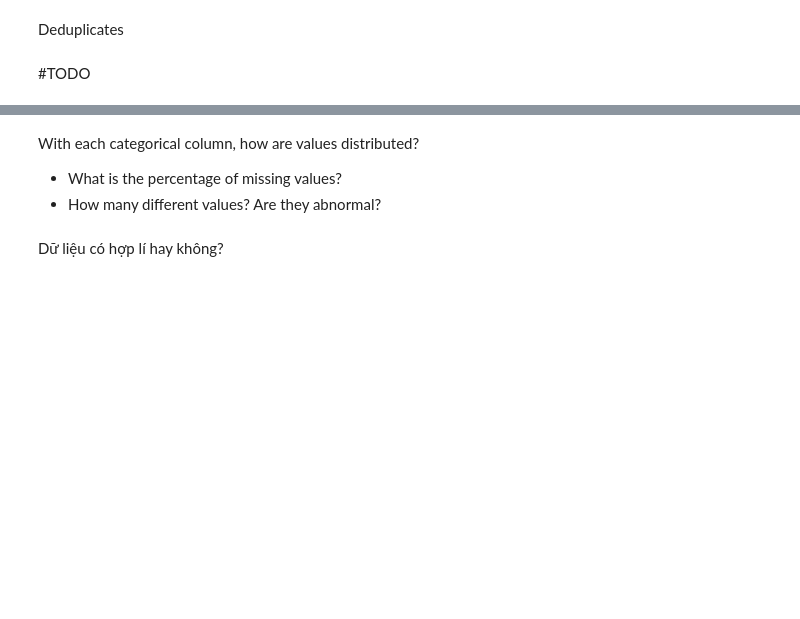
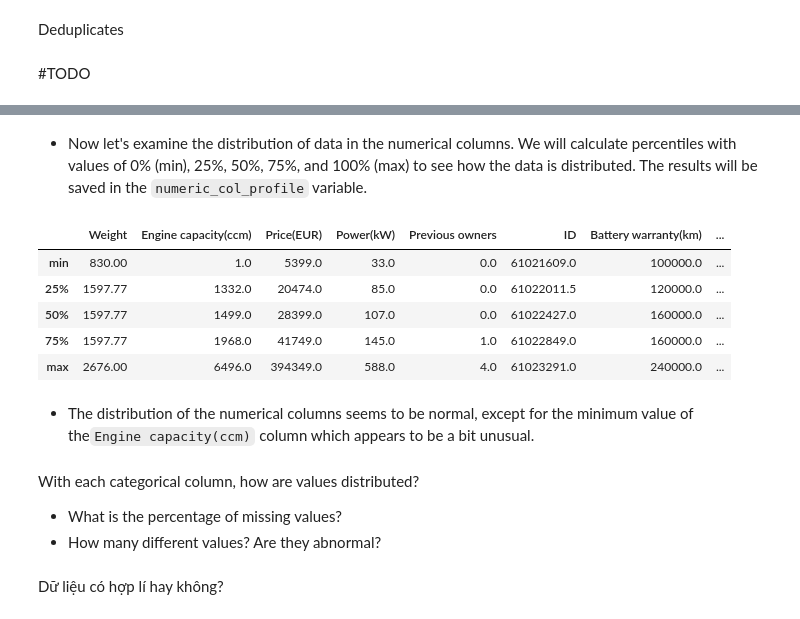
Before and after one commit to MTriNguci/DS_FINAL_PROJ, a Jupyter notebook: 2. Preprocessing.ipynb, the cells around one changed output, grey strips where cells are left out. Drawn from its saved outputs; the diff is of its cells as text; code cells hidden in the pictures; blank space fills up the shorter version.

```diff
--- a/2. Preprocessing.ipynb
+++ b/2. Preprocessing.ipynb
@@ -16,0 +104,2 @@ Deduplicates
+# %%
+df = df.drop(['Currency','Unnamed: 0'], axis = 1)
@@ -20,0 +151,12 @@ What is the current data type of each column? Are there columns having inappropr
+# %%
+# Rename the columns
+new_column_names = {'Engine capacity': 'Engine capacity(ccm)',
+                    'Price': 'Price(EUR)',
+                    'Power': 'Power(kW)',
+                    'Battery warranty (km)': 'Battery warranty(km)',
+                    'Mileage': 'Mileage(km)',
+                    'Battery capacity': 'Battery capacity(kWh)',
+                    'CO2 emissions': 'CO2 emissions(g/km)',
+                    'AC charging time': 'AC charging time(h)',
+                    'DC charging time': 'DC charging time(min)'}
+df = df.rename(columns=new_column_names)
@@ -20,0 +167,10 @@ What is the current data type of each column? Are there columns having inappropr
+# %%
+def convert_to_datetime(date_str):
+    if pd.notnull(date_str):
+        date_format = "%m/%Y"
+        date_obj = datetime.strptime(date_str, date_format)
+        return date_obj
+    else:
+        return pd.NaT
+convert_column = ['First registration', 'Warranty until']
+df[convert_column] = df[convert_column].applymap(convert_to_datetime)
@@ -28,0 +238,14 @@ With each numerical column, how are values distributed?
+# %%
+df['Previous owners'] = df['Previous owners'].fillna(0)
+
+# Xử lí missing values cột Seats
+median_seats = df['Seats'].median()
+df['Seats'] = df['Seats'].fillna(median_seats)
+
+# Xử lí missing values cột Engine capacity
+median_engine_capacity = df['Engine capacity(ccm)'].median()
+df['Engine capacity(ccm)'] = df['Engine capacity(ccm)'].fillna(median_engine_capacity)
+
+# Xử lí missing values cột Weight
+mean_weight = df['Weight'].mean().round(2)
+df['Weight'] = df['Weight'].fillna(mean_weight)
@@ -29,3 +276,18 @@ With each numerical column, how are values distributed?
+# %% [markdown]
+- Now let's examine the distribution of data in the numerical columns. We will calculate percentiles with values of 0% (min), 25%, 50%, 75%, and 100% (max) to see how the data is distributed. The results will be saved in the `numeric_col_profile` variable.
+# %%
+numeric_columns = df.select_dtypes(include=np.number).columns
+numeric_col_profile = df[numeric_columns].describe().loc[["min", "25%", "50%", "75%", "max"]]
+numeric_col_profile
+# %% [output]
+|  | Weight | Engine capacity(ccm) | Price(EUR) | Power(kW) | Previous owners | ID | Battery warranty(km) | ... |
+| min | 830.00 | 1.0 | 5399.0 | 33.0 | 0.0 | 61021609.0 | 100000.0 | ... |
+| 25% | 1597.77 | 1332.0 | 20474.0 | 85.0 | 0.0 | 61022011.5 | 120000.0 | ... |
+| 50% | 1597.77 | 1499.0 | 28399.0 | 107.0 | 0.0 | 61022427.0 | 160000.0 | ... |
+| 75% | 1597.77 | 1968.0 | 41749.0 | 145.0 | 1.0 | 61022849.0 | 160000.0 | ... |
+| max | 2676.00 | 6496.0 | 394349.0 | 588.0 | 4.0 | 61023291.0 | 240000.0 | ... |
+# %% [markdown]
+- The distribution of the numerical columns seems to be normal, except for the minimum value of the`Engine capacity(ccm)` column which appears to be a bit unusual.
 # %% [markdown]
 With each categorical column, how are values distributed?
 - What is the percentage of missing values?
```
Also changed, not shown: parts of 30 cells of this notebook.
